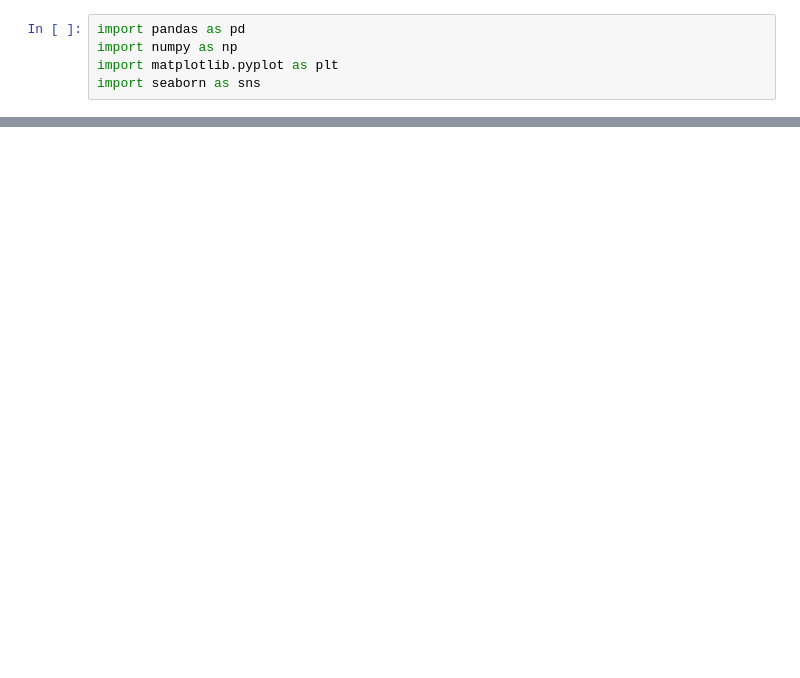
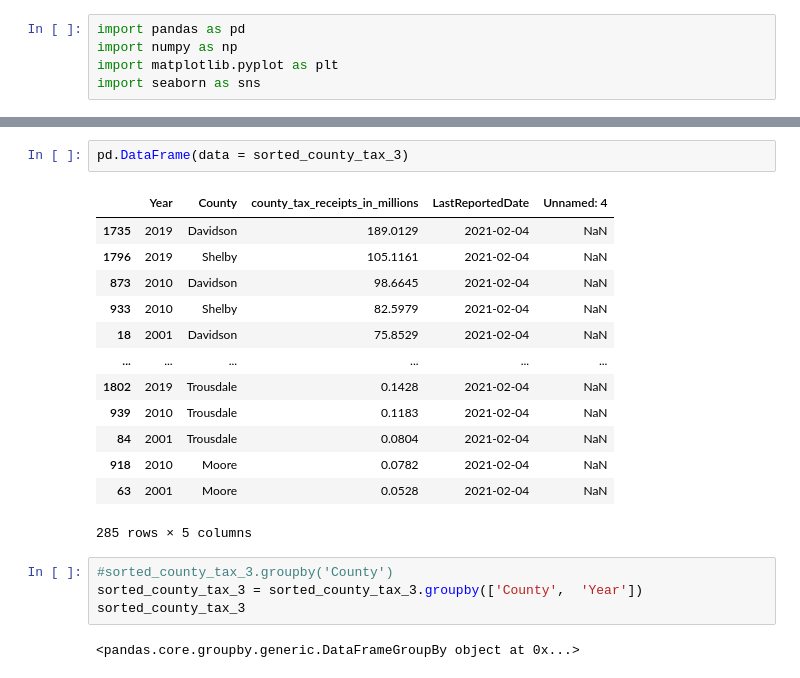
Before and after one commit to Tara-Nicole-Data/archaeological-sites-and-tourism-economic-impact, a Jupyter notebook: notebooks/tourism_analysis.ipynb, the cells around one changed output, grey strips where cells are left out. Cells and saved outputs as stored; diff of their text form; blank space fills up the shorter version.

```diff
--- a/notebooks/tourism_analysis.ipynb
+++ b/notebooks/tourism_analysis.ipynb
@@ -15,3 +95,25 @@ sorted_county_tax
+# %%
+pd.DataFrame(data = sorted_county_tax_3)
+# %% [output]
+|  | Year | County | county_tax_receipts_in_millions | LastReportedDate | Unnamed: 4 |
+| 1735 | 2019 | Davidson | 189.0129 | 2021-02-04 | NaN |
+| 1796 | 2019 | Shelby | 105.1161 | 2021-02-04 | NaN |
+| 873 | 2010 | Davidson | 98.6645 | 2021-02-04 | NaN |
+| 933 | 2010 | Shelby | 82.5979 | 2021-02-04 | NaN |
+| 18 | 2001 | Davidson | 75.8529 | 2021-02-04 | NaN |
+| ... | ... | ... | ... | ... | ... |
+| 1802 | 2019 | Trousdale | 0.1428 | 2021-02-04 | NaN |
+| 939 | 2010 | Trousdale | 0.1183 | 2021-02-04 | NaN |
+| 84 | 2001 | Trousdale | 0.0804 | 2021-02-04 | NaN |
+| 918 | 2010 | Moore | 0.0782 | 2021-02-04 | NaN |
+| 63 | 2001 | Moore | 0.0528 | 2021-02-04 | NaN |
+285 rows × 5 columns
+# %%
+#sorted_county_tax_3.groupby('County')
+sorted_county_tax_3 = sorted_county_tax_3.groupby(['County',  'Year'])
+sorted_county_tax_3
+# %% [output]
+<pandas.core.groupby.generic.DataFrameGroupBy object at 0x...>
 # %%
 employment = pd.read_csv('../data/employementinthousands.csv')
 employment
```
Also changed, not shown: parts of 26 cells of this notebook, 2 other files.
